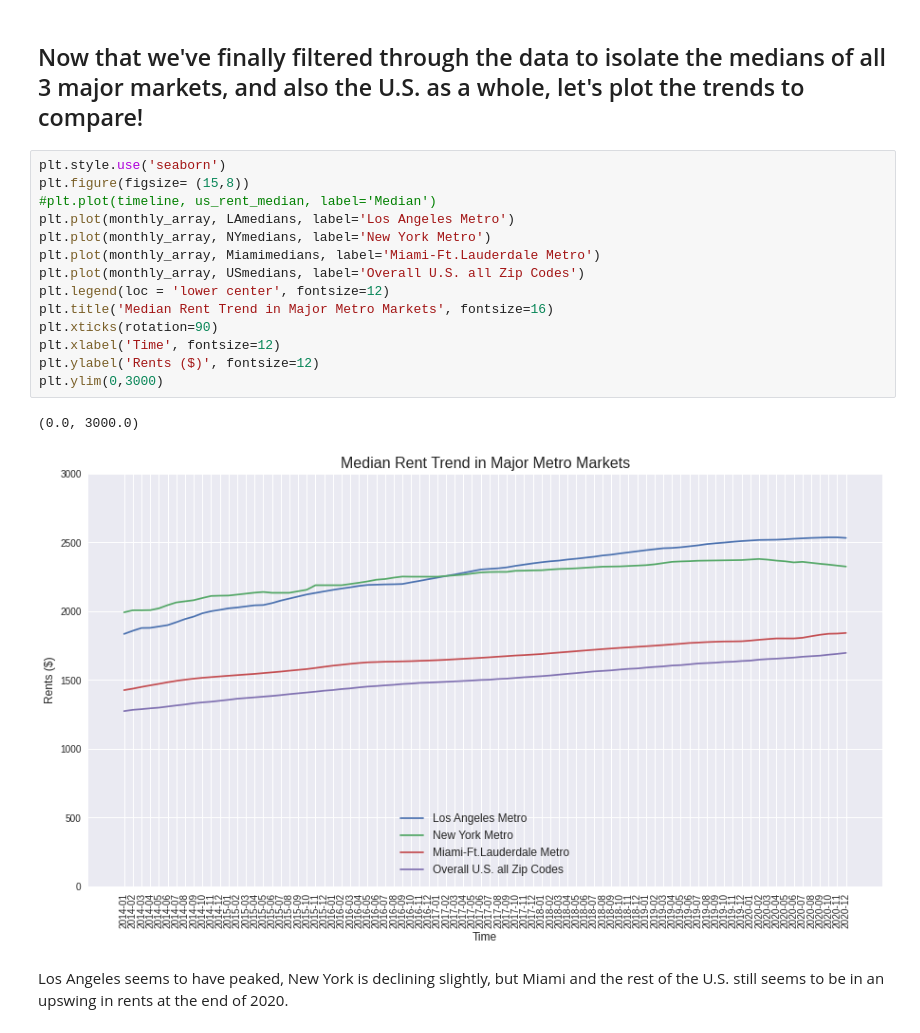
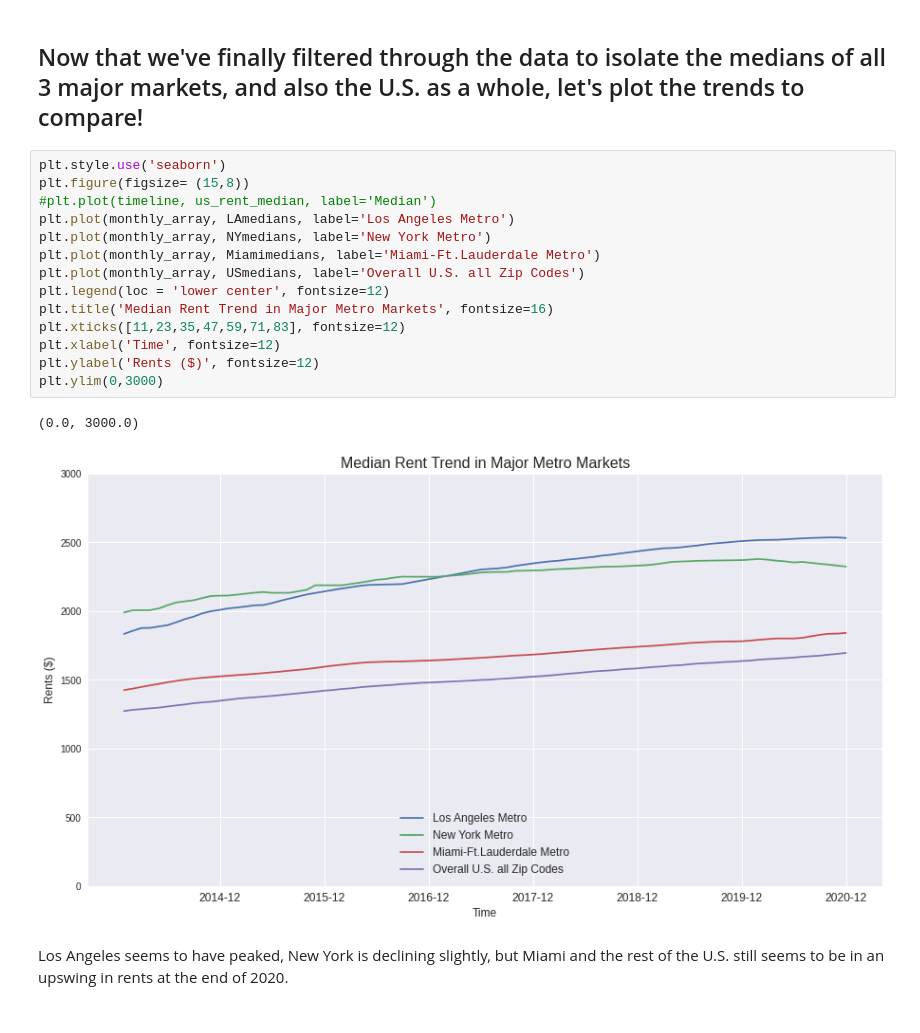
Before and after one commit to dcnarch/RentPricePredict, a Jupyter notebook: RentPricePredict.ipynb, the cells around one changed output. Cells and saved outputs as stored; diff of their text form.

```diff
--- a/RentPricePredict.ipynb
+++ b/RentPricePredict.ipynb
@@ -680,20 +674,20 @@ array(['2014-01', '2014-02', '2014-03', '2014-04', '2014-05', '2014-06',
 # %%
 plt.style.use('seaborn')
 plt.figure(figsize= (15,8))
 #plt.plot(timeline, us_rent_median, label='Median')
 plt.plot(monthly_array, LAmedians, label='Los Angeles Metro')
 plt.plot(monthly_array, NYmedians, label='New York Metro')
 plt.plot(monthly_array, Miamimedians, label='Miami-Ft.Lauderdale Metro')
 plt.plot(monthly_array, USmedians, label='Overall U.S. all Zip Codes')
 plt.legend(loc = 'lower center', fontsize=12)
 plt.title('Median Rent Trend in Major Metro Markets', fontsize=16)
-plt.xticks(rotation=90)
+plt.xticks([11,23,35,47,59,71,83], fontsize=12)
 plt.xlabel('Time', fontsize=12)
 plt.ylabel('Rents ($)', fontsize=12)
 plt.ylim(0,3000)
 # %% [output]
 (0.0, 3000.0)
-[figure, old version]
+[figure, new version]
 # %% [markdown]
 Los Angeles seems to have peaked, New York is declining slightly, but Miami and the rest of the U.S. still seems to be in an upswing in rents at the end of 2020.
 # %% [markdown]
```
Also changed, not shown: parts of 17 cells of this notebook, 1 other file.
